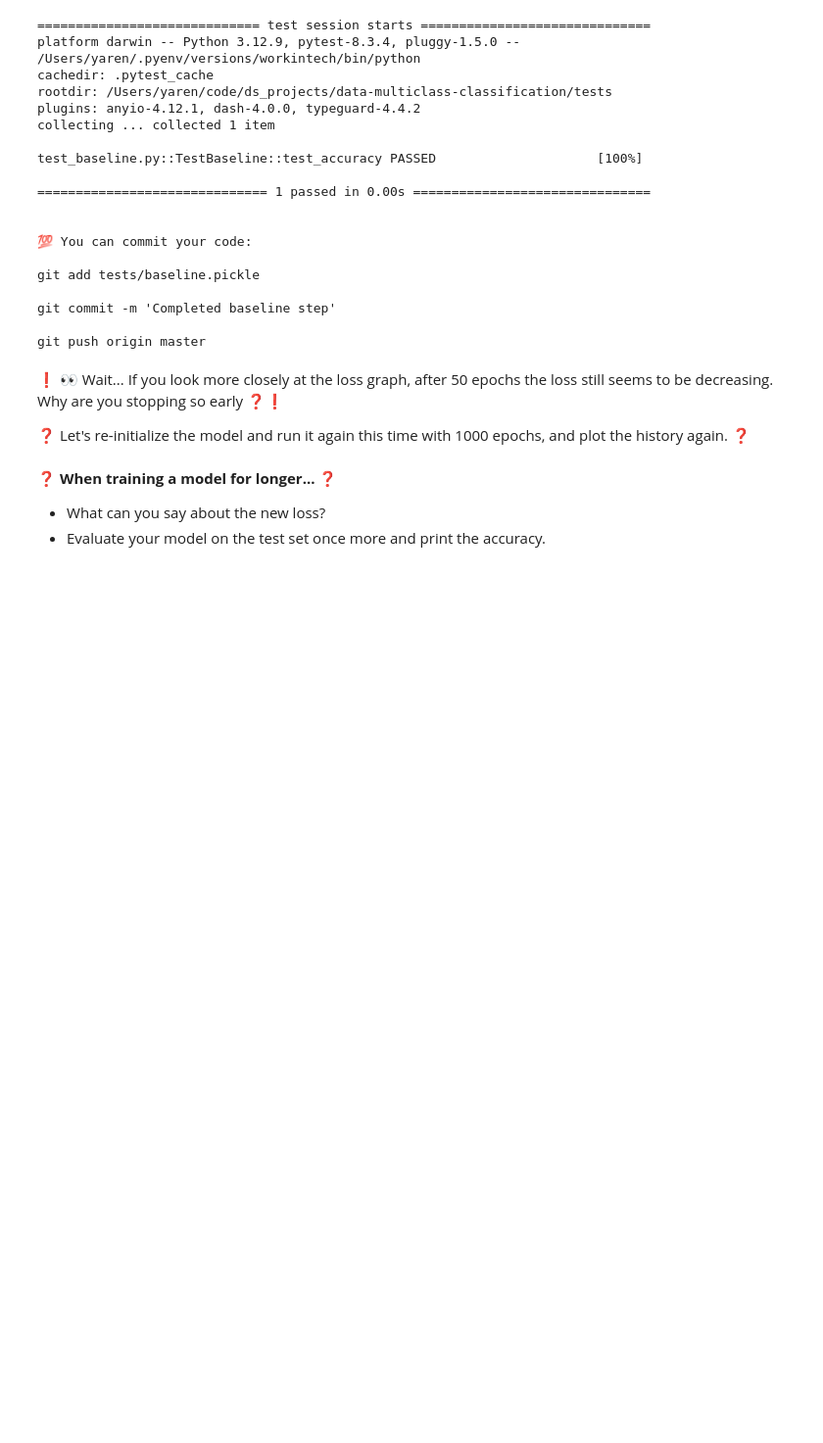
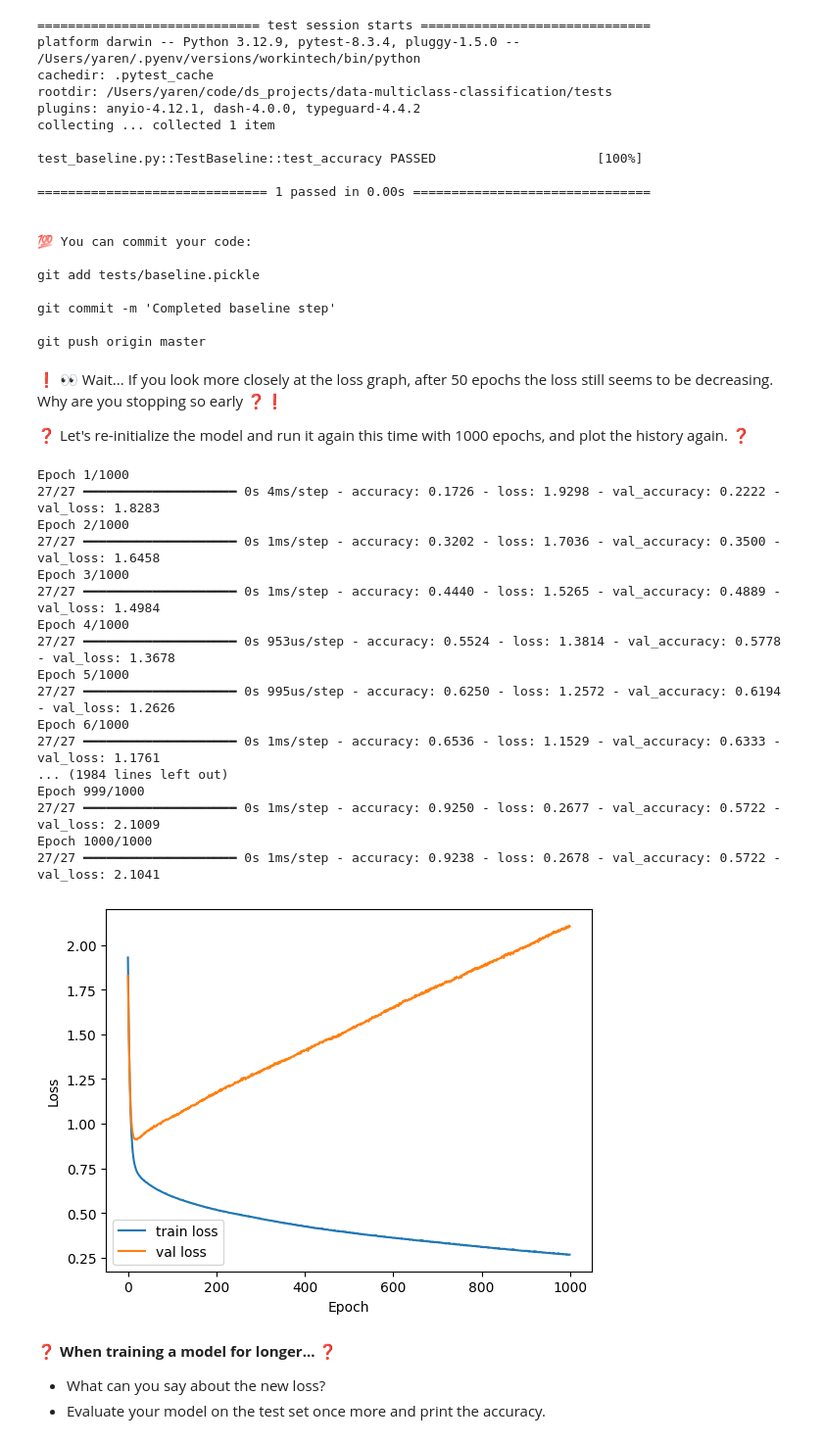
Before and after one commit to itsyeren/data-multiclass-classification, a Jupyter notebook: multiclass_classification.ipynb, the cells around one changed output. Shown at 98% size. Saved outputs shown, nothing was run; the diff lists cells and outputs as text; code cells hidden in the pictures; blank space fills up the shorter version.

```diff
--- a/multiclass_classification.ipynb
+++ b/multiclass_classification.ipynb
@@ -298,3 +296,33 @@ git push origin master
+# %%
+model = initialize_model()
+
+history = model.fit(X_train, y_train, epochs=1000, validation_data=(X_test, y_test))
+
+plt.plot(history.history['loss'], label='train loss')
+plt.plot(history.history['val_loss'], label='val loss')
+plt.xlabel('Epoch')
+plt.ylabel('Loss')
+plt.legend()
+plt.show()
+# %% [output]
+Epoch 1/1000
+27/27 ━━━━━━━━━━━━━━━━━━━━ 0s 4ms/step - accuracy: 0.1726 - loss: 1.9298 - val_accuracy: 0.2222 - val_loss: 1.8283
+Epoch 2/1000
+27/27 ━━━━━━━━━━━━━━━━━━━━ 0s 1ms/step - accuracy: 0.3202 - loss: 1.7036 - val_accuracy: 0.3500 - val_loss: 1.6458
+Epoch 3/1000
+27/27 ━━━━━━━━━━━━━━━━━━━━ 0s 1ms/step - accuracy: 0.4440 - loss: 1.5265 - val_accuracy: 0.4889 - val_loss: 1.4984
+Epoch 4/1000
+27/27 ━━━━━━━━━━━━━━━━━━━━ 0s 953us/step - accuracy: 0.5524 - loss: 1.3814 - val_accuracy: 0.5778 - val_loss: 1.3678
+Epoch 5/1000
+27/27 ━━━━━━━━━━━━━━━━━━━━ 0s 995us/step - accuracy: 0.6250 - loss: 1.2572 - val_accuracy: 0.6194 - val_loss: 1.2626
+Epoch 6/1000
+27/27 ━━━━━━━━━━━━━━━━━━━━ 0s 1ms/step - accuracy: 0.6536 - loss: 1.1529 - val_accuracy: 0.6333 - val_loss: 1.1761
+... (1984 lines left out)
+Epoch 999/1000
+27/27 ━━━━━━━━━━━━━━━━━━━━ 0s 1ms/step - accuracy: 0.9250 - loss: 0.2677 - val_accuracy: 0.5722 - val_loss: 2.1009
+Epoch 1000/1000
+27/27 ━━━━━━━━━━━━━━━━━━━━ 0s 1ms/step - accuracy: 0.9238 - loss: 0.2678 - val_accuracy: 0.5722 - val_loss: 2.1041
+[figure, added]
 # %% [markdown]
 ❓ **When training a model for longer...** ❓
 - What can you say about the new loss?
```
Also changed, not shown: parts of 8 cells of this notebook.
